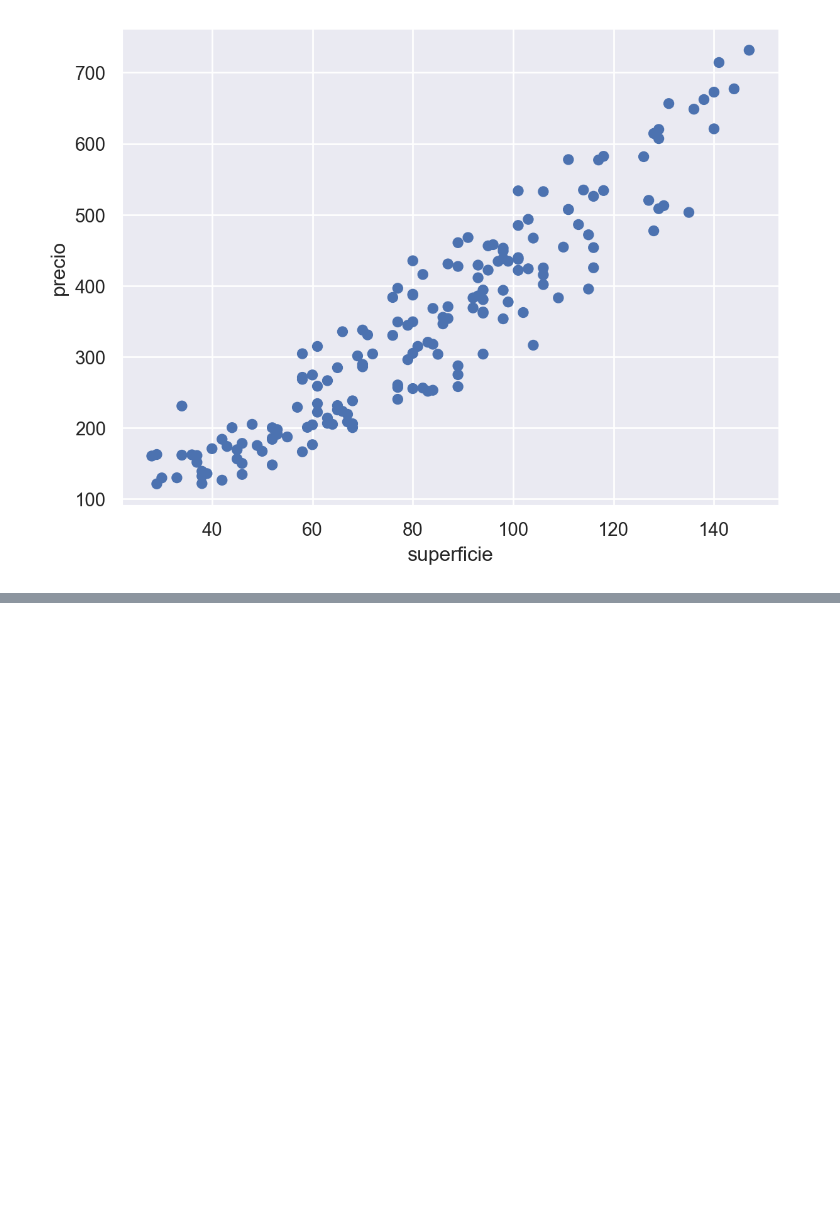
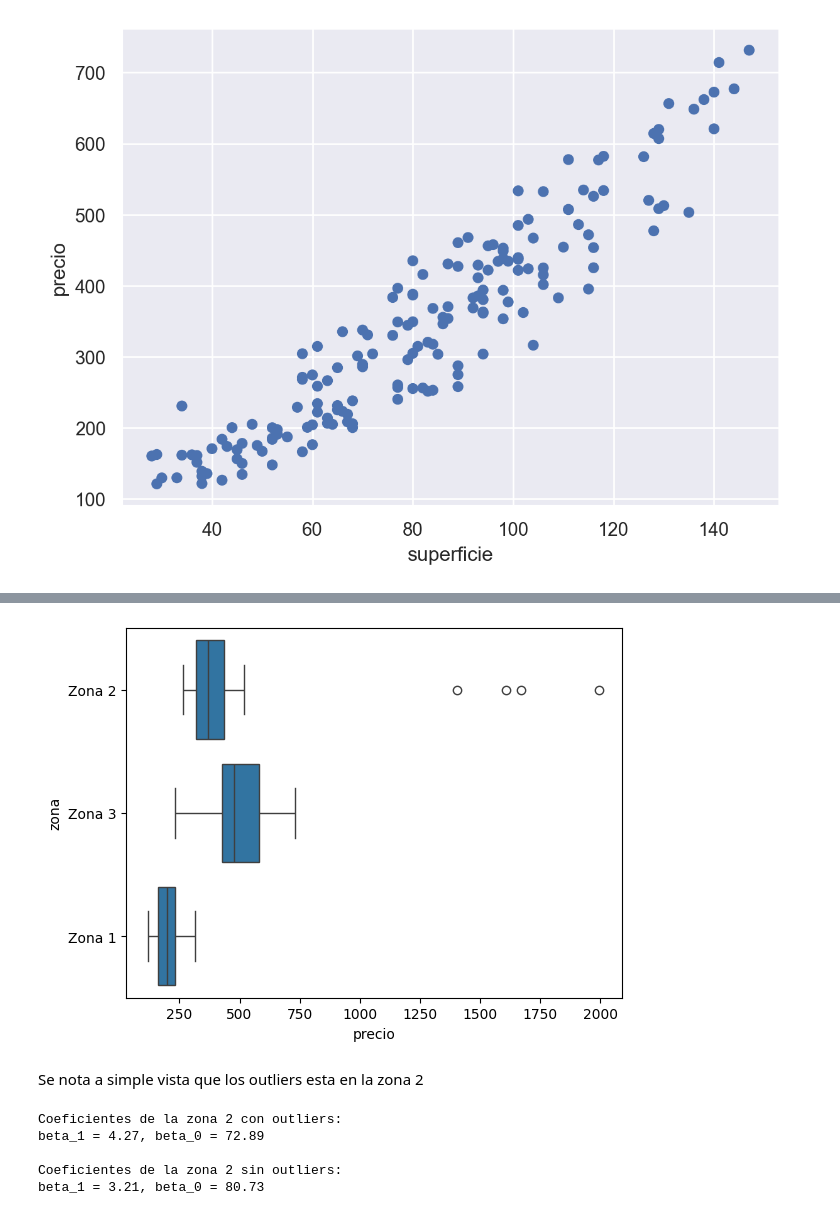
Before and after one commit to Gabrielnm7/Laboratorio-de-Datos1C24, a Jupyter notebook: Practicas/practica4.ipynb, the cells around one changed output, grey strips where cells are left out. Drawn from its saved outputs; the diff is of its cells as text; code cells hidden in the pictures; blank space fills up the shorter version.

```diff
--- a/Practicas/practica4.ipynb
+++ b/Practicas/practica4.ipynb
@@ -85,0 +323,3 @@ c) Calcular los coeficientes de la recta que mejor ajusta a los datos. Según el
+# %%
+datos_outliers = pd.read_csv("../_src/Datasets/inmuebles_outliers.csv")
+datos_outliers.head()
@@ -85,0 +333,24 @@ c) Calcular los coeficientes de la recta que mejor ajusta a los datos. Según el
+# %%
+# Ejercicio 1
+
+sns.boxplot(data=datos_outliers, y="zona", x="precio")
+plt.show()
+# %% [output]
+[figure, added]
+# %% [markdown]
+Se nota a simple vista que los outliers esta en la zona 2
+# %%
+zona_2_outliers = datos_outliers[datos_outliers["zona"] == "Zona 2"]
+modelo_zona_2_outliers = linear_model.LinearRegression()
+modelo_zona_2_outliers.fit(zona_2_outliers[["superficie"]],zona_2_outliers["precio"])
+beta1_zona_2_outliers = modelo_zona_2_outliers.coef_[0]
+beta0_zona_2_outliers = modelo_zona_2_outliers.intercept_
+
+print(f"Coeficientes de la zona 2 con outliers: \nbeta_1 = {round(beta1_zona_2_outliers,2)}, beta_0 = {round(beta0_zona_2_outliers,2)}\n")
+print(f"Coeficientes de la zona 2 sin outliers: \nbeta_1 = {round(beta1_zona_2,2)}, beta_0 = {round(beta0_zona_2,2)}")
+# %% [output]
+Coeficientes de la zona 2 con outliers:
+beta_1 = 4.27, beta_0 = 72.89
+
+Coeficientes de la zona 2 sin outliers:
+beta_1 = 3.21, beta_0 = 80.73
```
Also changed, not shown: parts of 47 cells of this notebook, 1 other file.
